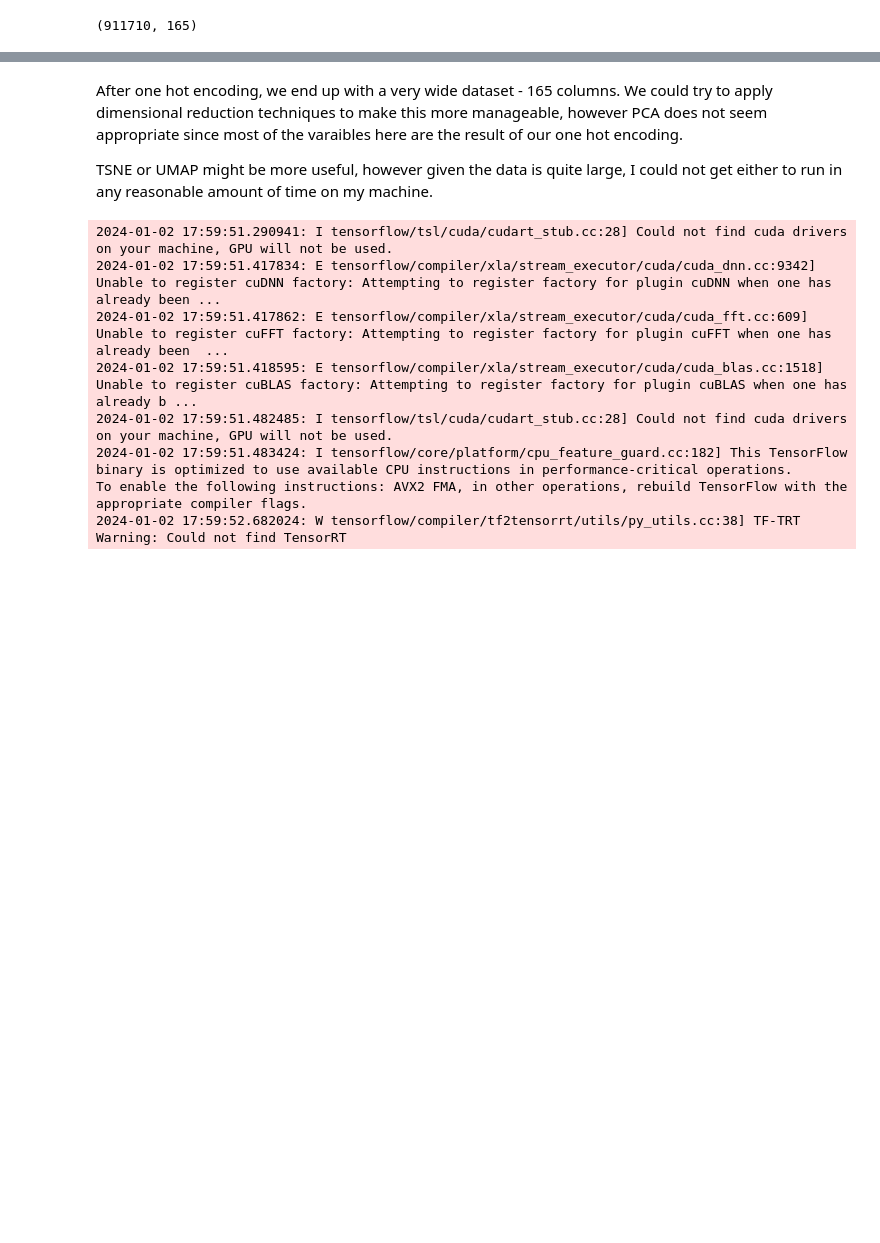
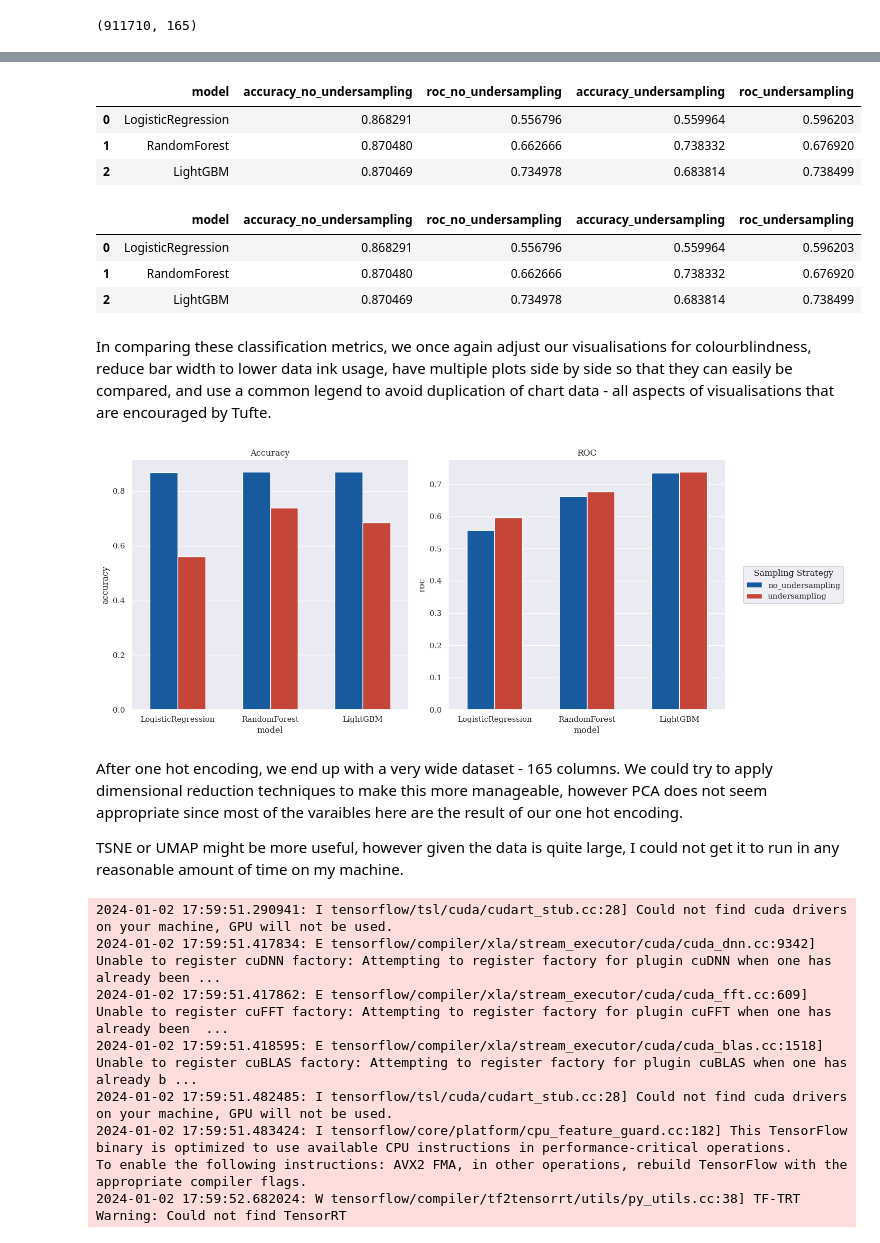
Before and after one commit to step-hen-burke/CA2, a Jupyter notebook: 3_rental_prediction.ipynb, the cells around one changed output, grey strips where cells are left out. Saved outputs shown, nothing was run; the diff lists cells and outputs as text; code cells hidden in the pictures; blank space fills up the shorter version.

```diff
--- a/3_rental_prediction.ipynb
+++ b/3_rental_prediction.ipynb
@@ -410,0 +440,4 @@ plt.show()
+# %%
+rus = RandomUnderSampler(random_state=495)
+
+X_train_resampled, y_train_resampled = rus.fit_resample(X_train, y_train)
@@ -410,0 +452,12 @@ plt.show()
+# %%
+rus_models = {}
+for name, params, model in zip(model_names, param_sets, classifiers):
+    print(f"\nTraining model: {name}")
+    t0 = time.time()
+    trained = GridSearchCV(model, param_grid=params).fit(X_train_resampled, y_train_resampled).best_estimator_
+    print(f"Trained model in {time.time() - t0} seconds")
+    rus_models[name] = trained
+
+for name, model in rus_models.items():
+    with open(model_folder/f"rus_{name}.pickle", 'wb') as f:
+        pickle.dump(model, f)
@@ -411,7 +535,49 @@ plt.show()
+# %%
+comparison_df = pd.merge(results_df, rus_results_df, on='model', suffixes=('_no_undersampling', '_undersampling'))
+comparison_df
+# %% [output]
+|  | model | accuracy_no_undersampling | roc_no_undersampling | accuracy_undersampling | roc_undersampling |
+| 0 | LogisticRegression | 0.868291 | 0.556796 | 0.559964 | 0.596203 |
+| 1 | RandomForest | 0.870480 | 0.662666 | 0.738332 | 0.676920 |
+| 2 | LightGBM | 0.870469 | 0.734978 | 0.683814 | 0.738499 |
+# %%
+comparison_df
+# %% [output]
+|  | model | accuracy_no_undersampling | roc_no_undersampling | accuracy_undersampling | roc_undersampling |
+| 0 | LogisticRegression | 0.868291 | 0.556796 | 0.559964 | 0.596203 |
+| 1 | RandomForest | 0.870480 | 0.662666 | 0.738332 | 0.676920 |
+| 2 | LightGBM | 0.870469 | 0.734978 | 0.683814 | 0.738499 |
+# %% [markdown]
+In comparing these classification metrics, we once again adjust our visualisations for colourblindness, reduce bar width to lower data ink usage, have multiple plots side by side so that they can easily be compared, and use a common legend to avoid duplication of chart data - all aspects of visualisations that are encouraged by Tufte.
+# %%
+melted_df_accuracy = pd.melt(comparison_df, id_vars='model', value_vars=['accuracy_no_undersampling', 'accuracy_undersampling'],
+                              var_name='undersampling', value_name='accuracy')
+
+melted_df_roc = pd.melt(comparison_df, id_vars='model', value_vars=['roc_no_undersampling', 'roc_undersampling'],
+                         var_name='undersampling', value_name='roc')
+
+plt.figure(figsize=(15, 6))
+
+plt.subplot(1, 2, 1)
+sns.barplot(x='model', y='accuracy', hue='undersampling', data=melted_df_accuracy, palette=['#005AB5', '#DC3220'], width=0.6)
+plt.title('Accuracy')
+plt.legend().set_visible(False)
+
+plt.subplot(1, 2, 2)
+melted_df_roc['undersampling'] = melted_df_roc['undersampling'].apply(lambda x: x[4:])
+g = sns.barplot(x='model', y='roc', hue='undersampling', data=melted_df_roc, palette=['#005AB5', '#DC3220'], width=0.6)
+plt.legend(title='Sampling Strategy', bbox_to_anchor=(1.05, 0.5), loc='center left')
+plt.title('ROC')
+
+plt.tight_layout()
+plt.savefig(chart_folder / 'classification_metrics.png')
+plt.show()
+# %% [output]
+[figure, added]
 # %% [markdown]
 After one hot encoding, we end up with a very wide dataset - 165 columns. We could try to apply dimensional reduction techniques to make this more manageable, however PCA does not seem appropriate since most of the varaibles here are the result of our one hot encoding.
 
-TSNE or UMAP might be more useful, however given the data is quite large, I could not get either to run in any reasonable amount of time on my machine.
+TSNE or UMAP might be more useful, however  given the data is quite large, I could not get it to run in any reasonable amount of time on my machine.
 # %%
 # X = one_hot_df[[x for x in one_hot_df.columns if x != 'needs_attention']]
 # y = one_hot_df['needs_attention']
```
Also changed, not shown: parts of 21 cells of this notebook, 7 other files.
